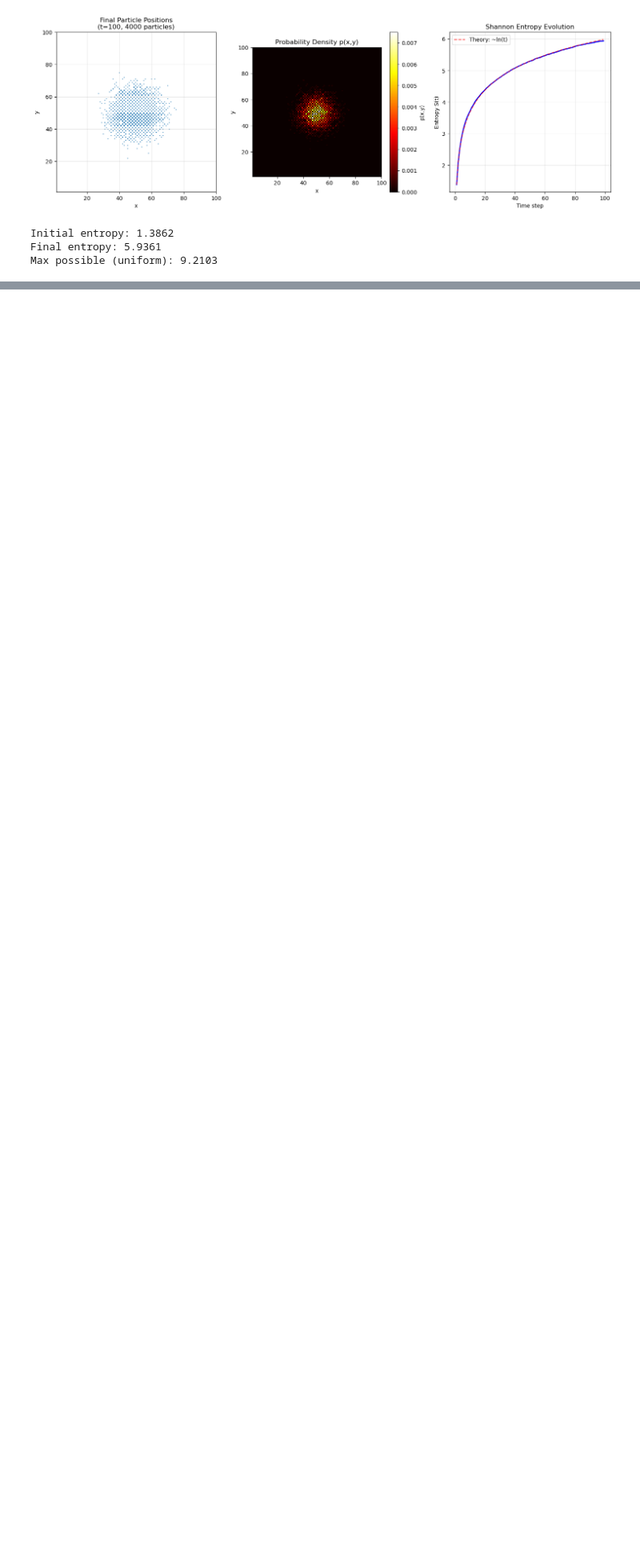
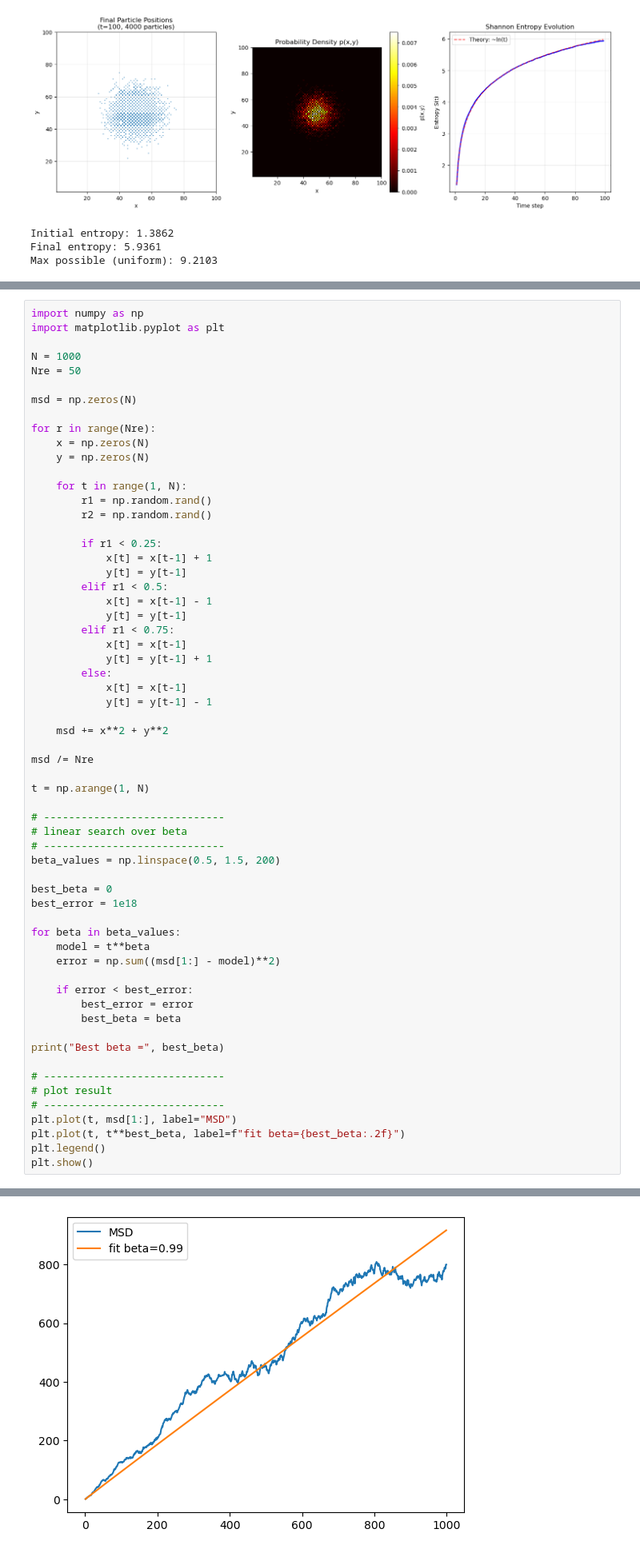
Before and after one commit to axe-n/tvm, a Jupyter notebook: course.copy.ipynb, the cells around one changed output, grey strips where cells are left out. Shown at 80% size. Cells and saved outputs as stored; diff of their text form; blank space fills up the shorter version.

```diff
--- a/course.copy.ipynb
+++ b/course.copy.ipynb
@@ -443,3 +443,65 @@ plt.ylabel('MSD')
 plt.show()
 # %% [output]
 [figure]
+# %%
+import numpy as np
+import matplotlib.pyplot as plt
+
+N = 1000
+Nre = 50
+
+msd = np.zeros(N)
+
+for r in range(Nre):
+    x = np.zeros(N)
+    y = np.zeros(N)
+
+    for t in range(1, N):
+        r1 = np.random.rand()
+        r2 = np.random.rand()
+
+        if r1 < 0.25:
+            x[t] = x[t-1] + 1
+            y[t] = y[t-1]
+        elif r1 < 0.5:
+            x[t] = x[t-1] - 1
+            y[t] = y[t-1]
+        elif r1 < 0.75:
+            x[t] = x[t-1]
+            y[t] = y[t-1] + 1
+        else:
+            x[t] = x[t-1]
+            y[t] = y[t-1] - 1
+
+    msd += x**2 + y**2
+
+msd /= Nre
+
+t = np.arange(1, N)
+
+# -----------------------------
+# linear search over beta
+# -----------------------------
+beta_values = np.linspace(0.5, 1.5, 200)
+
+best_beta = 0
+best_error = 1e18
+
+for beta in beta_values:
+    model = t**beta
+    error = np.sum((msd[1:] - model)**2)
+
+    if error < best_error:
+        best_error = error
+        best_beta = beta
+
+print("Best beta =", best_beta)
+
+# -----------------------------
+# plot result
+# -----------------------------
+plt.plot(t, msd[1:], label="MSD")
+plt.plot(t, t**best_beta, label=f"fit beta={best_beta:.2f}")
+plt.legend()
+plt.show()
+# %% [output]
@@ -445,0 +509 @@ plt.show()
+[figure, added]
```
Also changed, not shown: parts of 21 cells of this notebook, 1 other file.
